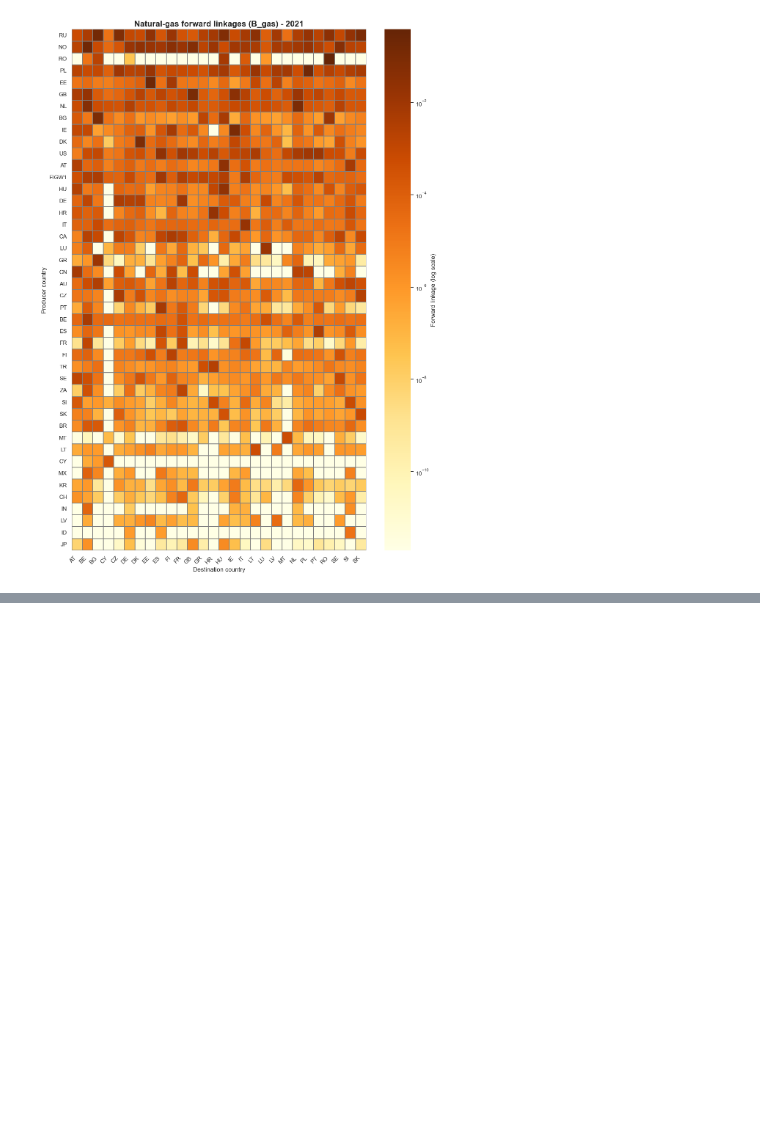
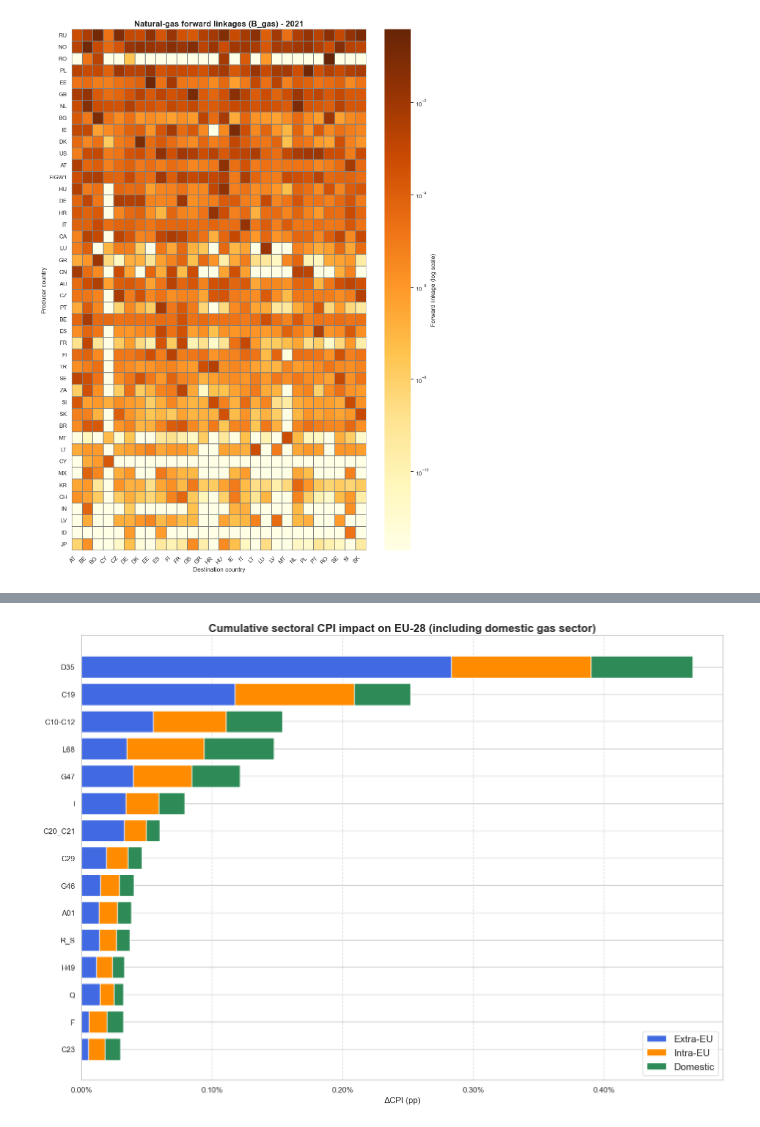
Before and after one commit to DaBurb/Masterthesis-Burbach-Economics, a Jupyter notebook: part_gas_price_shock/visualizations/visualization.ipynb, the cells around one changed output, grey strips where cells are left out. Drawn from its saved outputs; the diff is of its cells as text; code cells hidden in the pictures; blank space fills up the shorter version.

```diff
--- a/part_gas_price_shock/visualizations/visualization.ipynb
+++ b/part_gas_price_shock/visualizations/visualization.ipynb
@@ -885,0 +1132,4 @@ Done C:\Users\danie\Nextcloud\Coding\Masterthesis\part_gas_price_shock\visualiza
+# %%
+incl_dom_plot_eu28_sector_stack(top_n=15, multiply_100=True, save=False)
+# %% [output]
+[figure, added]
```
Also changed, not shown: parts of 13 cells of this notebook, 1 other file.
